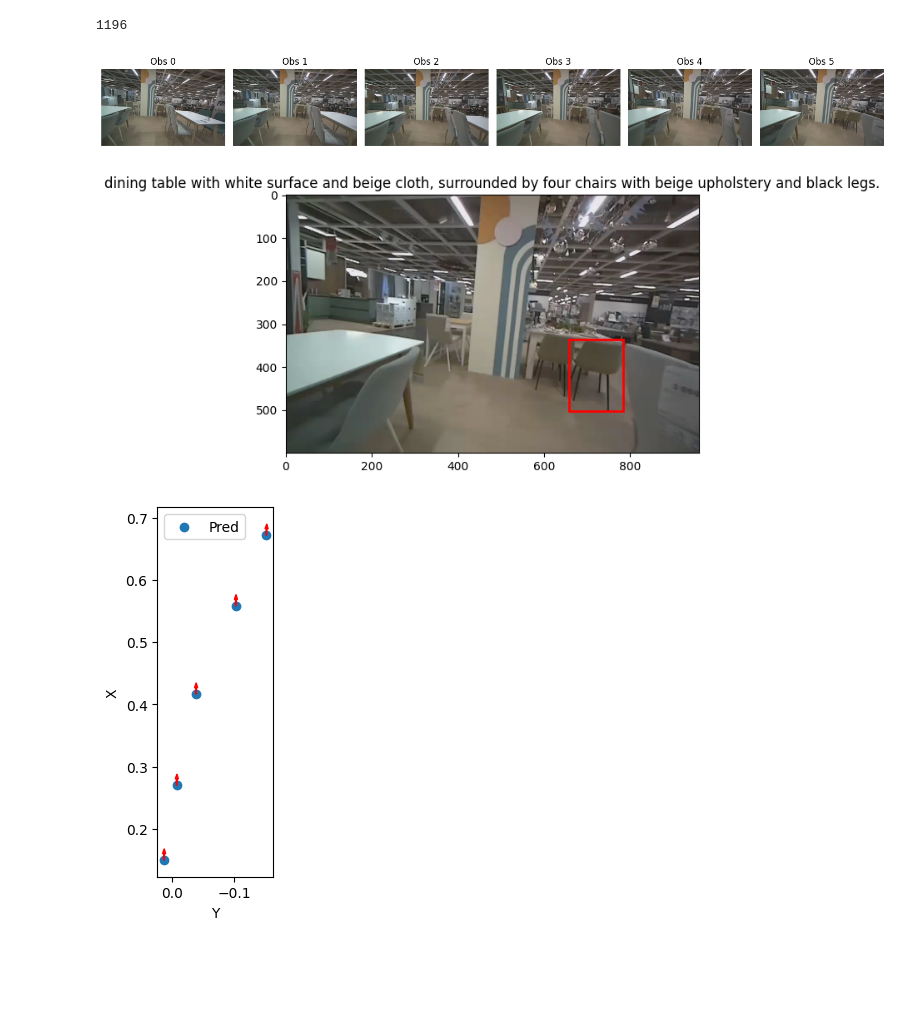
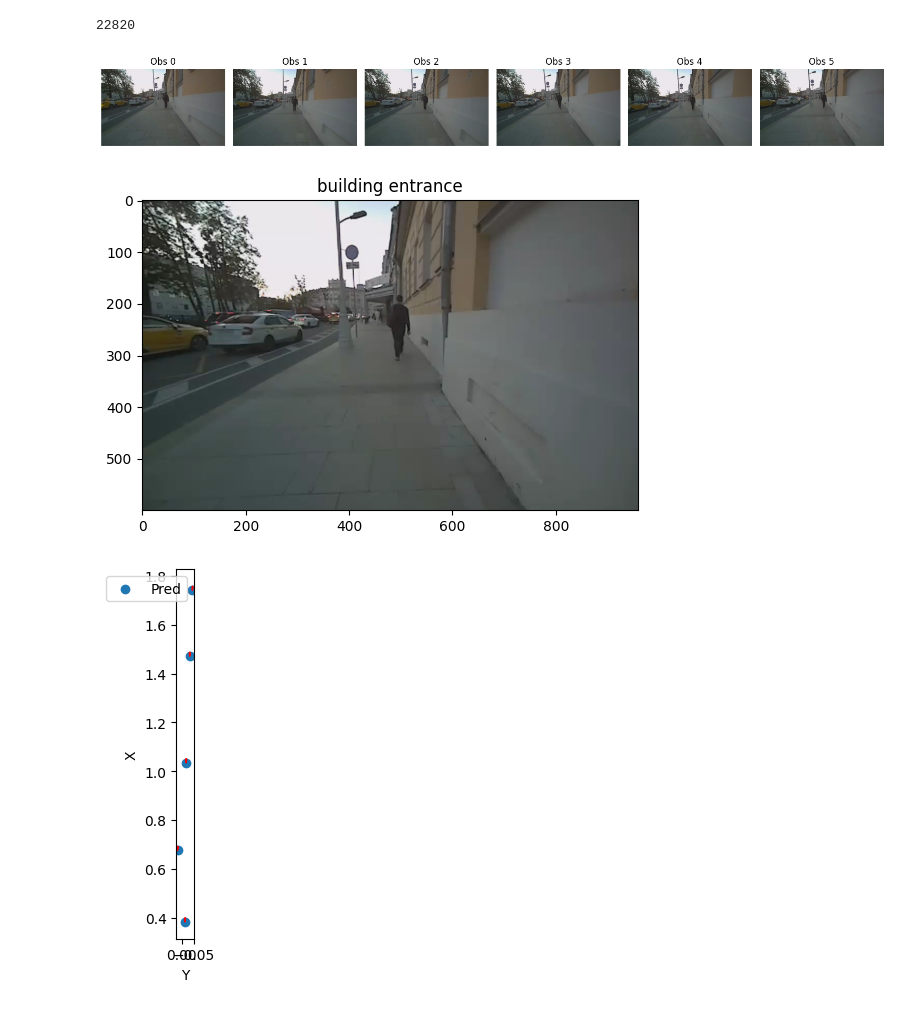
Before and after one commit to egowalk/egowalk-dataset, a Jupyter notebook: examples/gnm_language_example.ipynb, the cells around one changed output. Drawn from its saved outputs; the diff is of its cells as text; code cells hidden in the pictures; blank space fills up the shorter version.

Commit message:
feat: Base for new system of language annotations

```diff
--- a/examples/gnm_language_example.ipynb
+++ b/examples/gnm_language_example.ipynb
@@ -37,15 +30,30 @@ gnm_index = index_gnm_text(context_length=5,
+# %%
+gnm_index = index_gnm_text(cutters=[SpikesCutter(spike_threshold=2.),
+                                    BackwardCutter(backwards_eps=1e-2,
+                                              stuck_eps=1e-2,
+                                              ignore_stuck=True),
+                                    SpikesCutter(spike_threshold=2.)],
+                           annotations_path="/mnt/vol0/datasets/egowalk_lang/release/annotations",
+                           annotations_subset="end2end",
+                           context_length=5,
+                           action_length=5,
+                           n_workers=0,
+                           use_tqdm=True,
+                           caption_type="brief",
+                           window_step=1,
+                           data_path="/mnt/vol0/hf_cache/egowalk/",
+                           trajectories=trajectories)
 # %%
 ds = GNMDataset(index=gnm_index,
                  features=[GNMRGBFeature(name="obs",
                                         field="obs"),
                             GNMCaptionFeature(name="goal"),
-                            GNMBBoxFeature(name="goal_bbox"),
                             GNMWaypointFeature(name="action",
                                                angle_format="sincos")])
 # %%
 print(len(ds))
 # %% [output]
-1196
+22820
 # %%
 idx = np.random.randint(0, len(ds))
 
@@ -58,40 +66,33 @@ for i in range(num_obs):
     axes[i].axis('off')
 plt.tight_layout()
 plt.show()
 
 plt.imshow(ds[idx]["obs"][-1])
-bbox = ds[idx]["goal_bbox"]
 plt.title(ds[idx]["goal"])
-
-# Draw bounding box rectangle
-x, y, w, h = bbox
-rect = plt.Rectangle((x, y), w, h, fill=False, color='red', linewidth=2)
-plt.gca().add_patch(rect)
-
 plt.show()
 
 traj = ds[idx]["action"]
 plt.figure()
 ax = plt.gca()
 ax.set_aspect('equal', 'box')
 ax.invert_xaxis()
 ax.scatter(x=traj[:, 1], y=traj[:, 0], label="Pred")
 
 # Add arrows to show direction based on the angle (traj[:, 2])
 for i in range(len(traj)):
     angle = traj[i, 2]
     # Calculate arrow direction components
     dx = np.cos(angle) * 0.01  # Scale arrow length
     dy = np.sin(angle) * 0.01
     # Draw arrow at each trajectory point
     ax.arrow(traj[i, 1], traj[i, 0], dy, dx,
              head_width=0.005, head_length=0.008, fc='red', ec='red')
 
 ax.set_xlabel("Y")
 ax.set_ylabel("X")
 plt.legend()
 plt.show()
 # %% [output]
-[figure, old version]
+[figure, new version]
-[figure, old version]
+[figure, new version]
-[figure, old version]
+[figure, new version]
```
Also changed, not shown: parts of 4 cells of this notebook, 2 other files.
